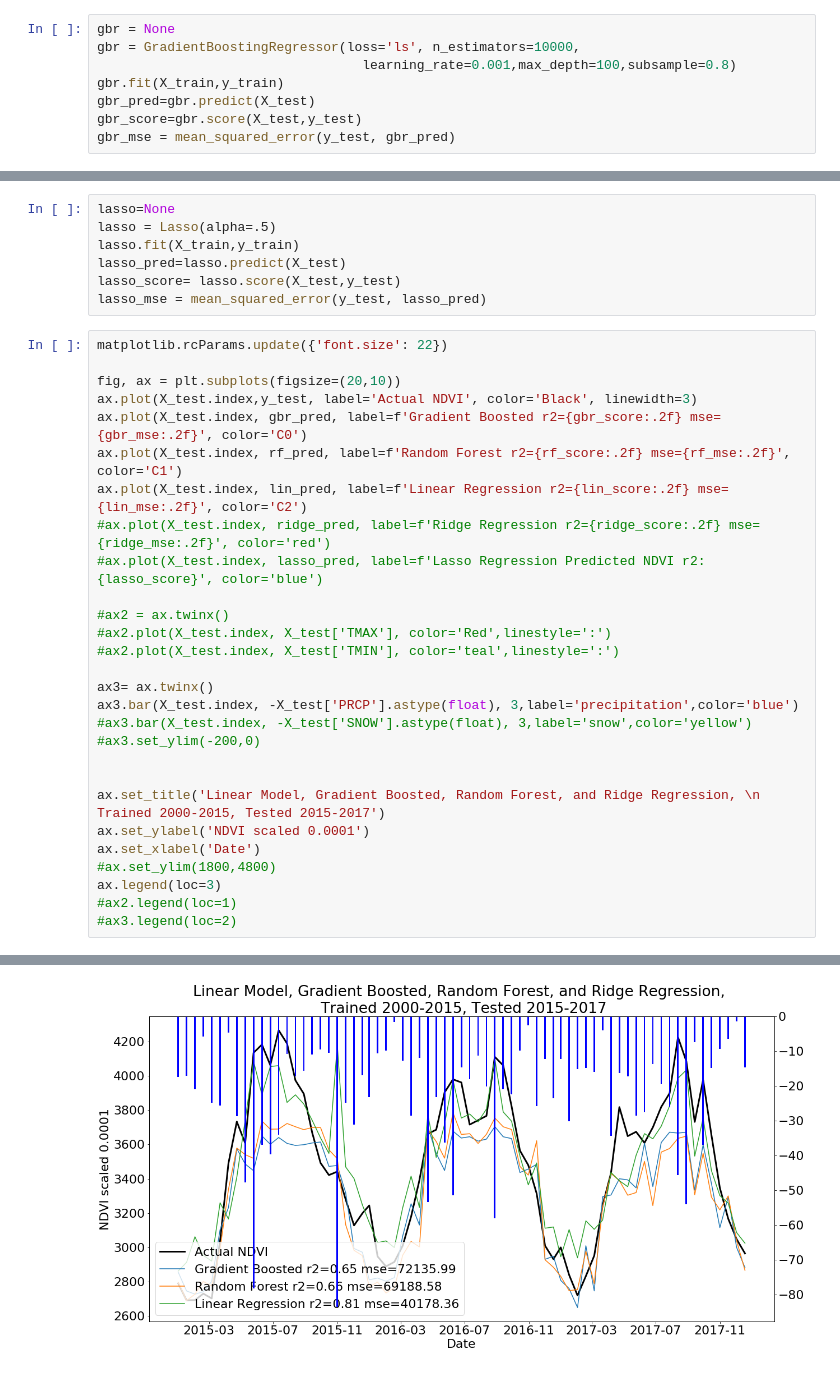
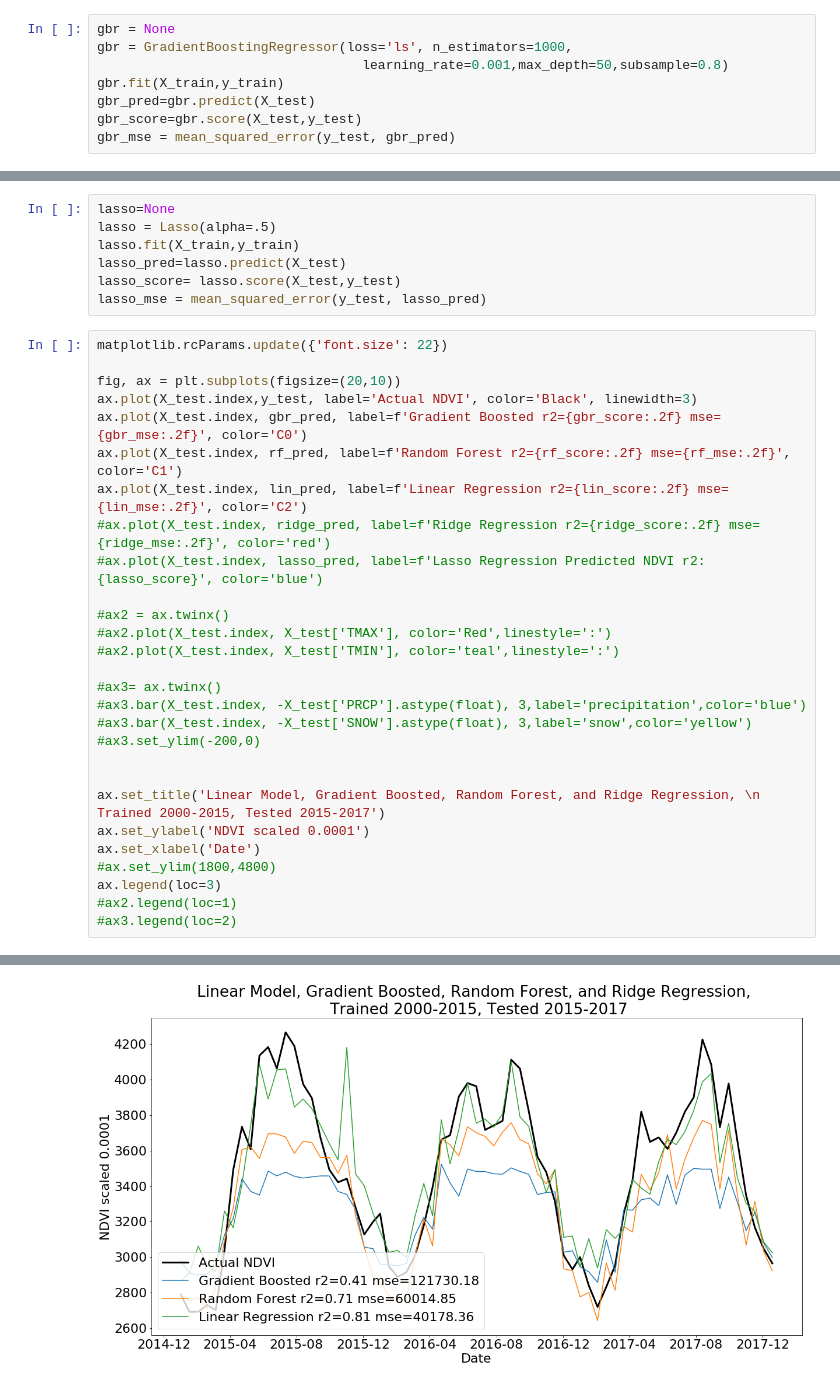
Before and after one commit to pberzins/plant_forecast, a Jupyter notebook: PlantForecast_demo.ipynb, the cells around one changed output, grey strips where cells are left out. Drawn from its saved outputs; the diff is of its cells as text.

Commit message:
Updated Graphs to remove Precipitation bar charts

```diff
--- a/PlantForecast_demo.ipynb
+++ b/PlantForecast_demo.ipynb
@@ -62,8 +62,8 @@ X_test= test_df[['PRCP','SNOW','SNOWD','TMAX','TMIN','LT_precip','LT_snow','LT_s
 y_test = test_df[['NDVI']].values.reshape(-1,)
 # %%
 gbr = None
-gbr = GradientBoostingRegressor(loss='ls', n_estimators=10000,
-                                  learning_rate=0.001,max_depth=100,subsample=0.8)
+gbr = GradientBoostingRegressor(loss='ls', n_estimators=1000,
+                                  learning_rate=0.001,max_depth=50,subsample=0.8)
 gbr.fit(X_train,y_train)
 gbr_pred=gbr.predict(X_test)
 gbr_score=gbr.score(X_test,y_test)
@@ -99,31 +99,31 @@ lasso_mse = mean_squared_error(y_test, lasso_pred)
 # %%
 matplotlib.rcParams.update({'font.size': 22})
 
 fig, ax = plt.subplots(figsize=(20,10))
 ax.plot(X_test.index,y_test, label='Actual NDVI', color='Black', linewidth=3)
 ax.plot(X_test.index, gbr_pred, label=f'Gradient Boosted r2={gbr_score:.2f} mse={gbr_mse:.2f}', color='C0')
 ax.plot(X_test.index, rf_pred, label=f'Random Forest r2={rf_score:.2f} mse={rf_mse:.2f}', color='C1')
 ax.plot(X_test.index, lin_pred, label=f'Linear Regression r2={lin_score:.2f} mse={lin_mse:.2f}', color='C2')
 #ax.plot(X_test.index, ridge_pred, label=f'Ridge Regression r2={ridge_score:.2f} mse={ridge_mse:.2f}', color='red')
 #ax.plot(X_test.index, lasso_pred, label=f'Lasso Regression Predicted NDVI r2:{lasso_score}', color='blue')
 
 #ax2 = ax.twinx()
 #ax2.plot(X_test.index, X_test['TMAX'], color='Red',linestyle=':')
 #ax2.plot(X_test.index, X_test['TMIN'], color='teal',linestyle=':')
 
-ax3= ax.twinx()
-ax3.bar(X_test.index, -X_test['PRCP'].astype(float), 3,label='precipitation',color='blue')
+#ax3= ax.twinx()
+#ax3.bar(X_test.index, -X_test['PRCP'].astype(float), 3,label='precipitation',color='blue')
 #ax3.bar(X_test.index, -X_test['SNOW'].astype(float), 3,label='snow',color='yellow')
 #ax3.set_ylim(-200,0)
 
 
 ax.set_title('Linear Model, Gradient Boosted, Random Forest, and Ridge Regression, \n Trained 2000-2015, Tested 2015-2017')
 ax.set_ylabel('NDVI scaled 0.0001')
 ax.set_xlabel('Date')
 #ax.set_ylim(1800,4800)
 ax.legend(loc=3)
 #ax2.legend(loc=1)
 #ax3.legend(loc=2)
 # %% [output]
 <matplotlib.legend.Legend at 0x...>
-[figure, old version]
+[figure, new version]
```
Also changed, not shown: parts of 1 cell of this notebook.
